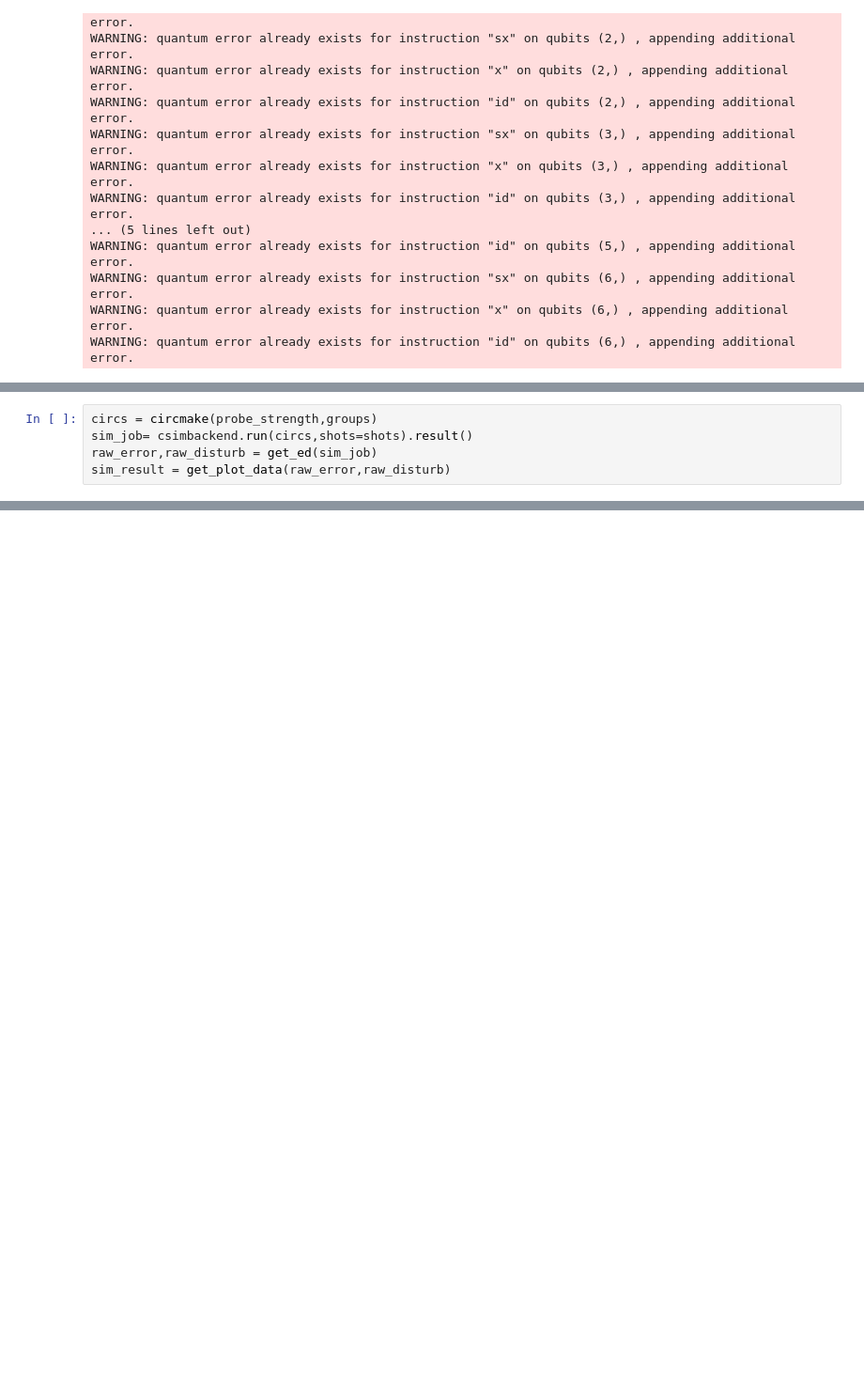
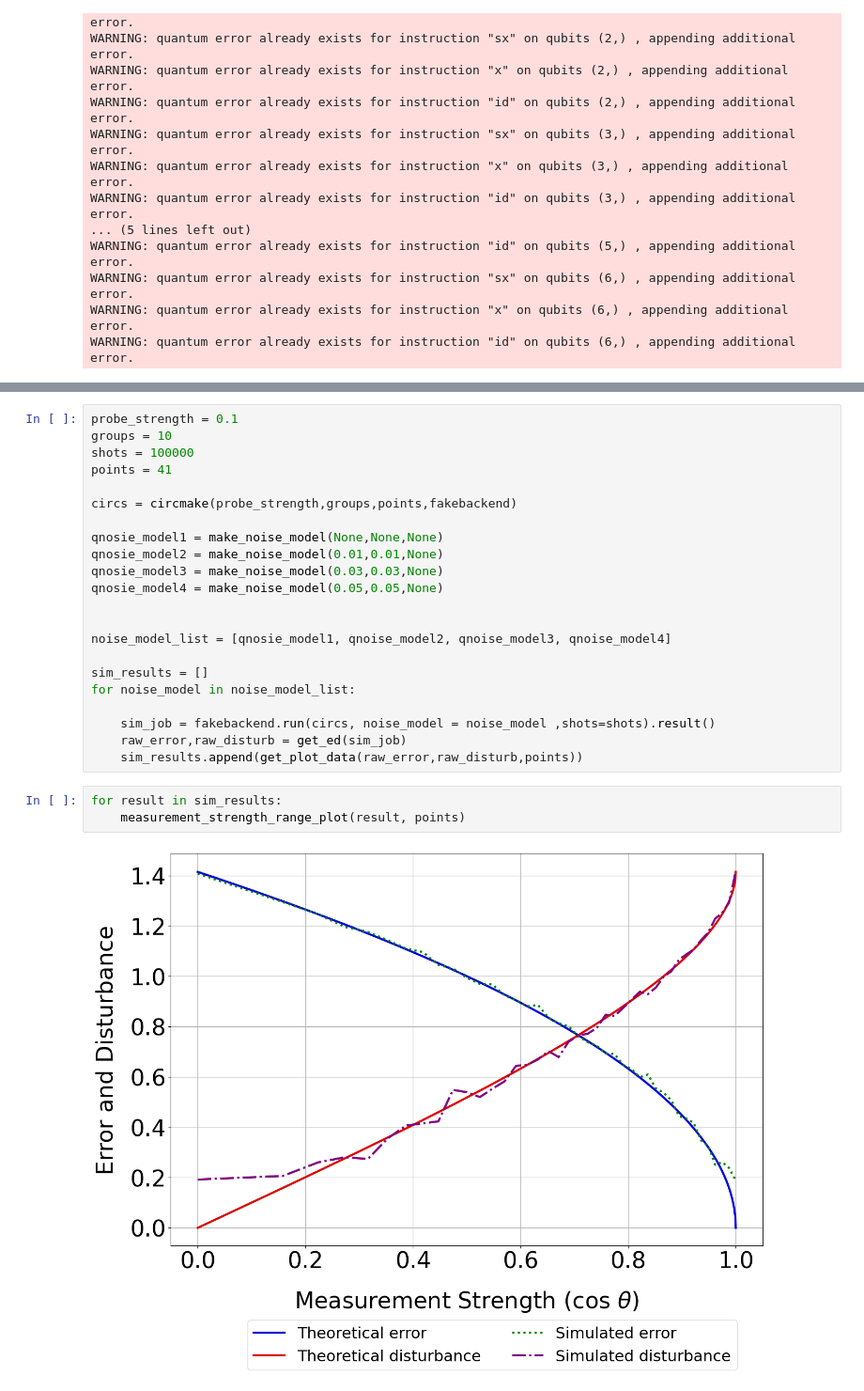
Before and after one commit to Notreal-Chunibyo/Error-disturbance-and-nonlocal-by-IBMQ, a Jupyter notebook: EDR_Circuit_and_Simulation.ipynb, the cells around one changed output, grey strips where cells are left out. Shown at 94% size. Saved outputs shown, nothing was run; the diff lists cells and outputs as text; blank space fills up the shorter version.

```diff
--- a/EDR_Circuit_and_Simulation.ipynb
+++ b/EDR_Circuit_and_Simulation.ipynb
@@ -301,5 +298,0 @@ sim_job = fakebackend.run(circs, noise_model = qnoise_model ,shots=shots).result
-# %%
-circs = circmake(probe_strength,groups)
-sim_job= csimbackend.run(circs,shots=shots).result()
-raw_error,raw_disturb = get_ed(sim_job)
-sim_result = get_plot_data(raw_error,raw_disturb)
@@ -309,0 +351,27 @@ forbidden_zone_plot(sim_result)
+# %%
+probe_strength = 0.1
+groups = 10
+shots = 100000
+points = 41
+
+circs = circmake(probe_strength,groups,points,fakebackend)
+
+qnosie_model1 = make_noise_model(None,None,None)
+qnosie_model2 = make_noise_model(0.01,0.01,None)
+qnosie_model3 = make_noise_model(0.03,0.03,None)
+qnosie_model4 = make_noise_model(0.05,0.05,None)
+
+
+noise_model_list = [qnosie_model1, qnoise_model2, qnoise_model3, qnoise_model4]
+
+sim_results = []
+for noise_model in noise_model_list:
+
+    sim_job = fakebackend.run(circs, noise_model = noise_model ,shots=shots).result()
+    raw_error,raw_disturb = get_ed(sim_job)
+    sim_results.append(get_plot_data(raw_error,raw_disturb,points))
+# %%
+for result in sim_results:
+    measurement_strength_range_plot(result, points)
+# %% [output]
+[figure, added]
```
Also changed, not shown: parts of 12 cells of this notebook.
